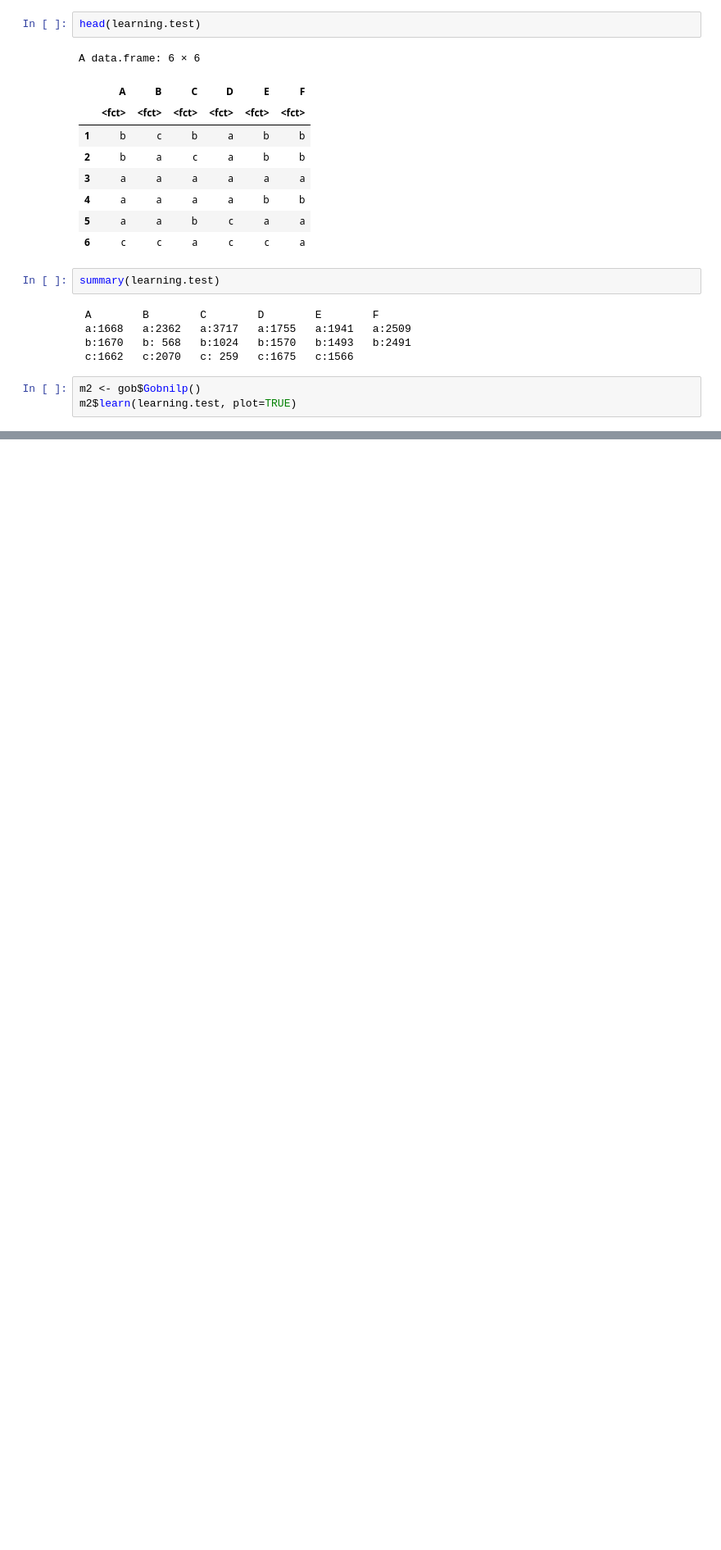
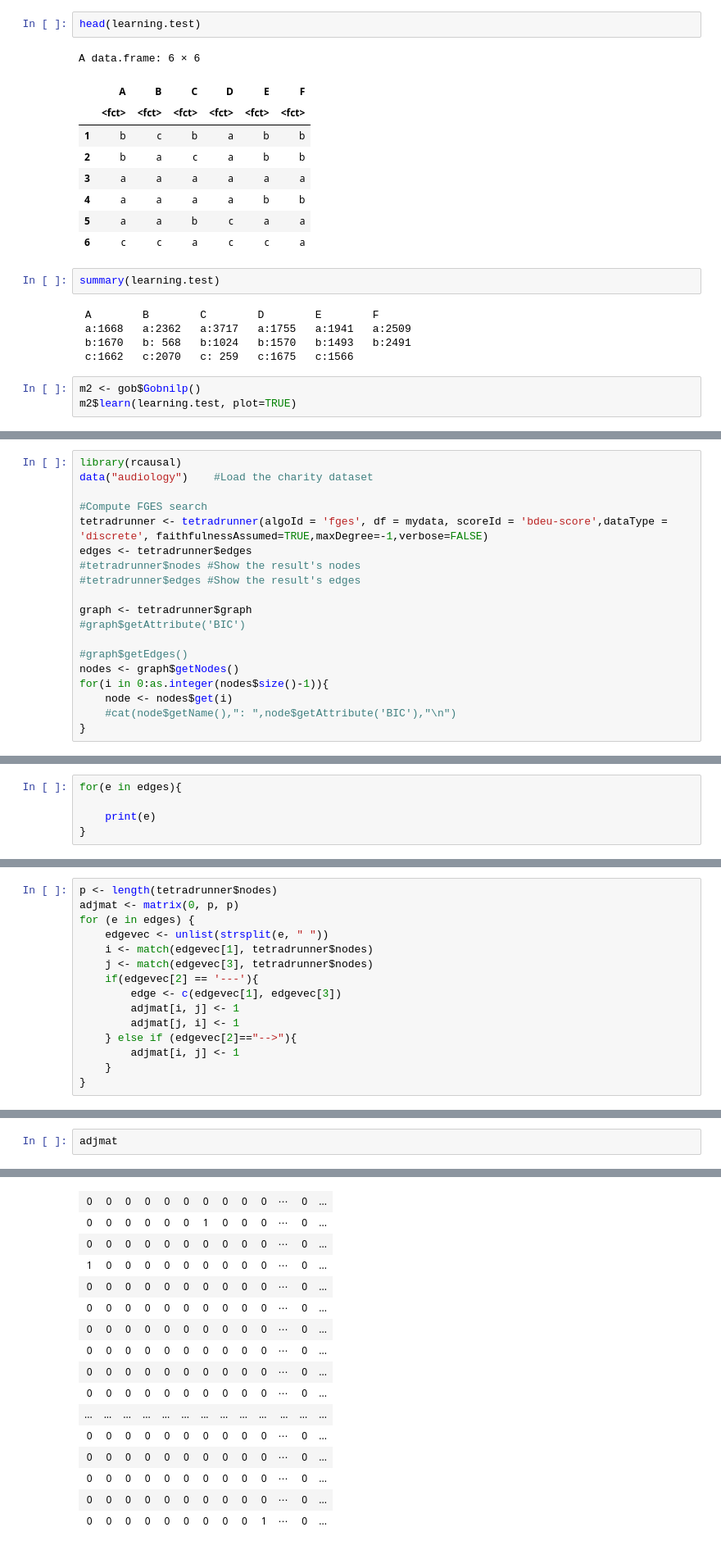
Before and after one commit to felixleopoldo/benchpress, a Jupyter notebook: benchmark/sandbox.ipynb, the cells around one changed output, grey strips where cells are left out. Shown at 82% size. Drawn from its saved outputs; the diff is of its cells as text; blank space fills up the shorter version.

```diff
--- a/benchmark/sandbox.ipynb
+++ b/benchmark/sandbox.ipynb
@@ -287,0 +290,19 @@ m2$learn(learning.test, plot=TRUE)
+# %%
+library(rcausal)
+data("audiology")    #Load the charity dataset
+
+#Compute FGES search
+tetradrunner <- tetradrunner(algoId = 'fges', df = mydata, scoreId = 'bdeu-score',dataType = 'discrete', faithfulnessAssumed=TRUE,maxDegree=-1,verbose=FALSE)
+edges <- tetradrunner$edges
+#tetradrunner$nodes #Show the result's nodes
+#tetradrunner$edges #Show the result's edges
+
+graph <- tetradrunner$graph
+#graph$getAttribute('BIC')
+
+#graph$getEdges()
+nodes <- graph$getNodes()
+for(i in 0:as.integer(nodes$size()-1)){
+    node <- nodes$get(i)
+    #cat(node$getName(),": ",node$getAttribute('BIC'),"\n")
+}
@@ -287,0 +337,5 @@ m2$learn(learning.test, plot=TRUE)
+# %%
+for(e in edges){
+
+    print(e)
+}
@@ -287,0 +360,15 @@ m2$learn(learning.test, plot=TRUE)
+# %%
+p <- length(tetradrunner$nodes)
+adjmat <- matrix(0, p, p)
+for (e in edges) {
+    edgevec <- unlist(strsplit(e, " "))
+    i <- match(edgevec[1], tetradrunner$nodes)
+    j <- match(edgevec[3], tetradrunner$nodes)
+    if(edgevec[2] == '---'){
+        edge <- c(edgevec[1], edgevec[3])
+        adjmat[i, j] <- 1
+        adjmat[j, i] <- 1
+    } else if (edgevec[2]=="-->"){
+        adjmat[i, j] <- 1
+    }
+}
@@ -287,0 +381,3 @@ m2$learn(learning.test, plot=TRUE)
+# %%
+adjmat
+# %% [output]
@@ -287,0 +385,16 @@ m2$learn(learning.test, plot=TRUE)
+| 0 | 0 | 0 | 0 | 0 | 0 | 0 | 0 | 0 | 0 | ⋯ | 0 | ... |
+| 0 | 0 | 0 | 0 | 0 | 0 | 1 | 0 | 0 | 0 | ⋯ | 0 | ... |
+| 0 | 0 | 0 | 0 | 0 | 0 | 0 | 0 | 0 | 0 | ⋯ | 0 | ... |
+| 1 | 0 | 0 | 0 | 0 | 0 | 0 | 0 | 0 | 0 | ⋯ | 0 | ... |
+| 0 | 0 | 0 | 0 | 0 | 0 | 0 | 0 | 0 | 0 | ⋯ | 0 | ... |
+| 0 | 0 | 0 | 0 | 0 | 0 | 0 | 0 | 0 | 0 | ⋯ | 0 | ... |
+| 0 | 0 | 0 | 0 | 0 | 0 | 0 | 0 | 0 | 0 | ⋯ | 0 | ... |
+| 0 | 0 | 0 | 0 | 0 | 0 | 0 | 0 | 0 | 0 | ⋯ | 0 | ... |
+| 0 | 0 | 0 | 0 | 0 | 0 | 0 | 0 | 0 | 0 | ⋯ | 0 | ... |
+| 0 | 0 | 0 | 0 | 0 | 0 | 0 | 0 | 0 | 0 | ⋯ | 0 | ... |
+| ... | ... | ... | ... | ... | ... | ... | ... | ... | ... | ... | ... | ... |
+| 0 | 0 | 0 | 0 | 0 | 0 | 0 | 0 | 0 | 0 | ⋯ | 0 | ... |
+| 0 | 0 | 0 | 0 | 0 | 0 | 0 | 0 | 0 | 0 | ⋯ | 0 | ... |
+| 0 | 0 | 0 | 0 | 0 | 0 | 0 | 0 | 0 | 0 | ⋯ | 0 | ... |
+| 0 | 0 | 0 | 0 | 0 | 0 | 0 | 0 | 0 | 0 | ⋯ | 0 | ... |
+| 0 | 0 | 0 | 0 | 0 | 0 | 0 | 0 | 0 | 1 | ⋯ | 0 | ... |
```
Also changed, not shown: parts of 12 cells of this notebook, 10 other files.
